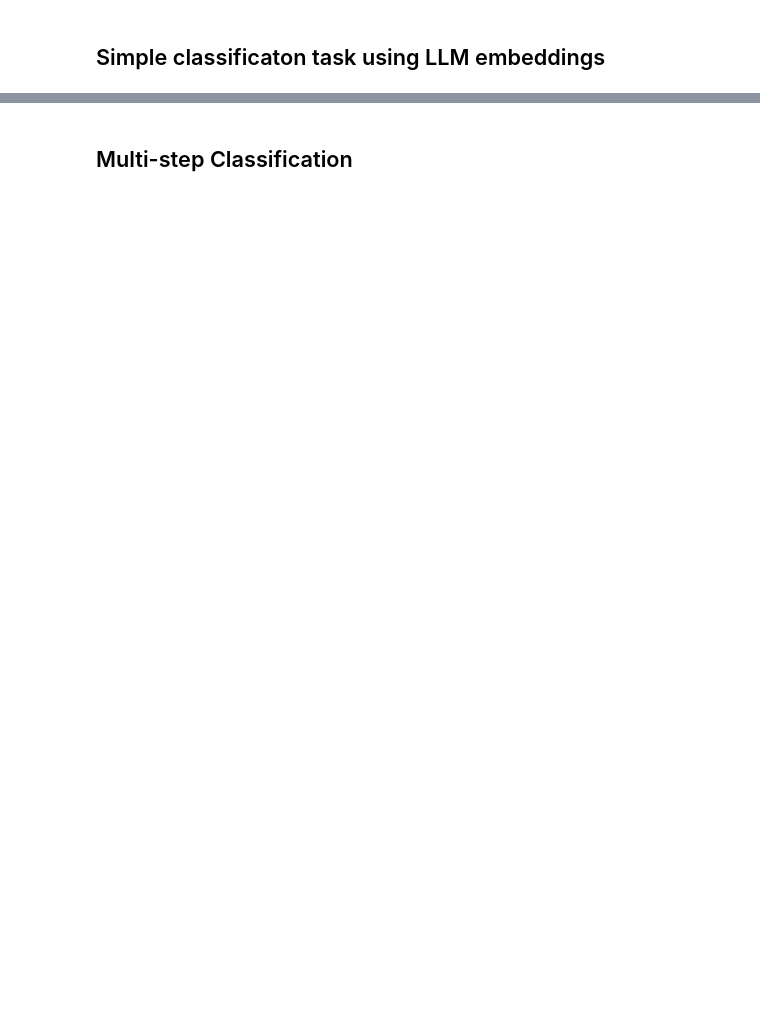
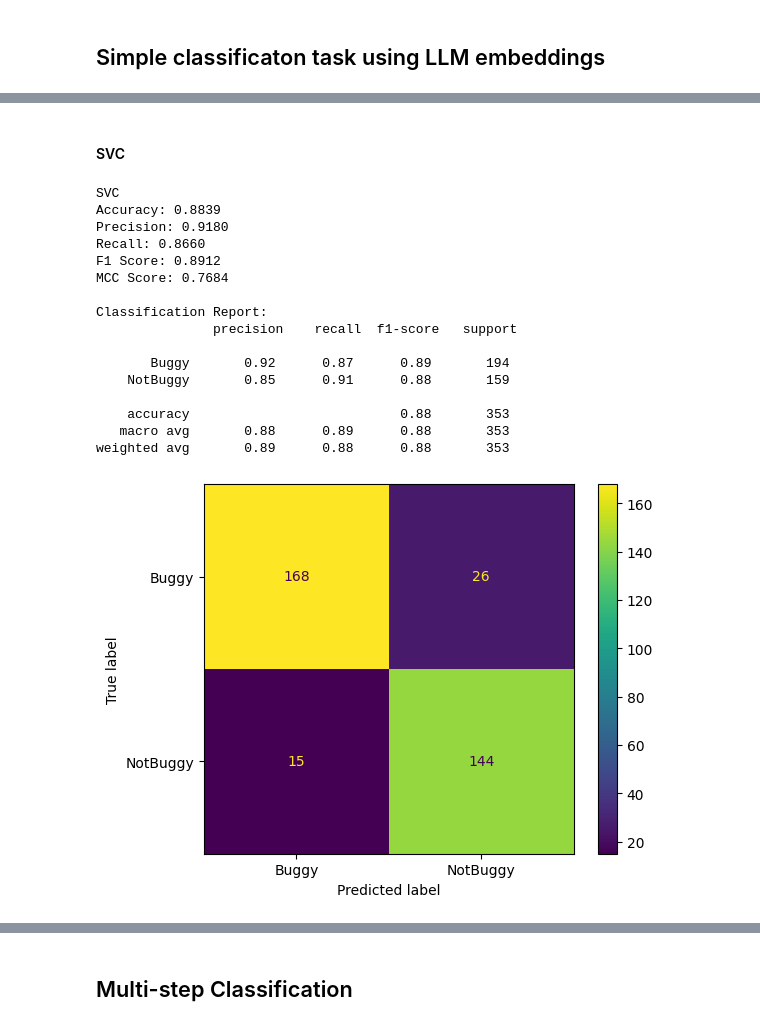
Before and after one commit to nahidul-opu/Tangled, a Jupyter notebook: RQ3.ipynb, the cells around one changed output, grey strips where cells are left out. Cells and saved outputs as stored; diff of their text form; code cells hidden in the pictures; blank space fills up the shorter version.

```diff
--- a/RQ3.ipynb
+++ b/RQ3.ipynb
@@ -171,0 +178,22 @@ f1_macro: 0.8927 ± 0.0282
+# %% [markdown]
+#### SVC
+# %%
+train_test(SVC(random_state=random_seed))
+# %% [output]
+SVC
+Accuracy: 0.8839
+Precision: 0.9180
+Recall: 0.8660
+F1 Score: 0.8912
+MCC Score: 0.7684
+
+Classification Report:
+               precision    recall  f1-score   support
+
+       Buggy       0.92      0.87      0.89       194
+    NotBuggy       0.85      0.91      0.88       159
+
+    accuracy                           0.88       353
+   macro avg       0.88      0.89      0.88       353
+weighted avg       0.89      0.88      0.88       353
+[figure, added]
```
Also changed, not shown: parts of 42 cells of this notebook.
